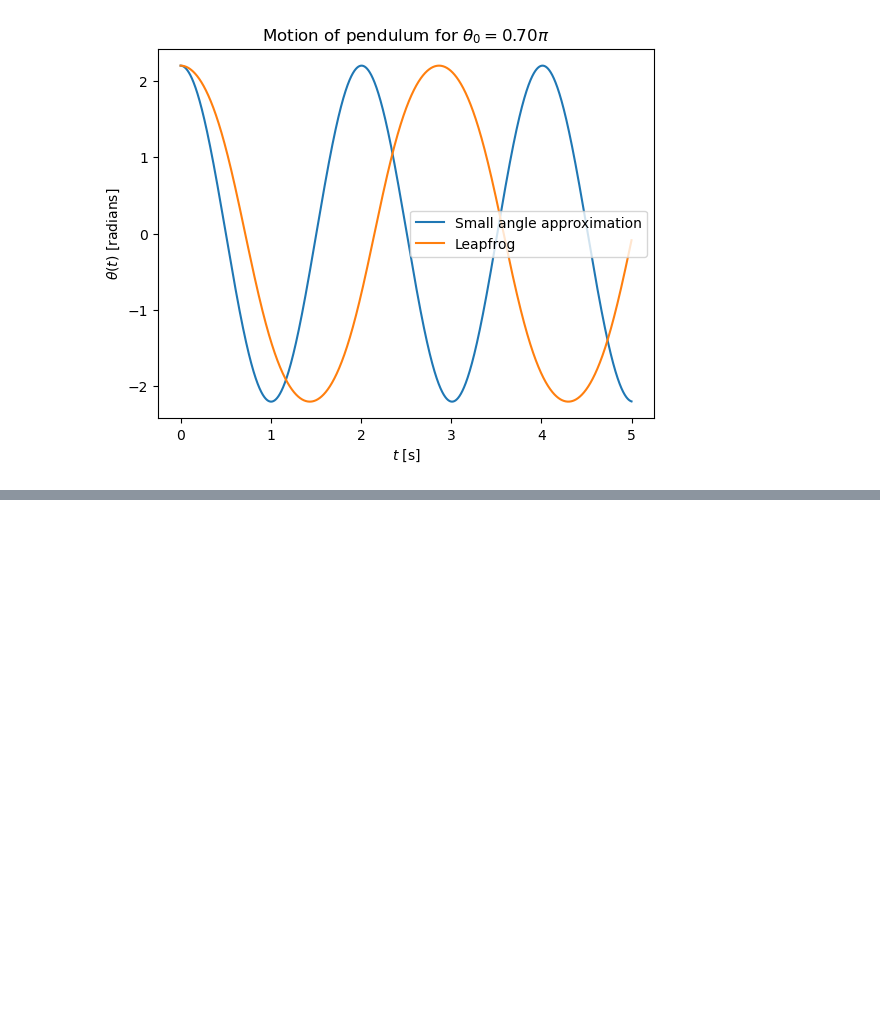
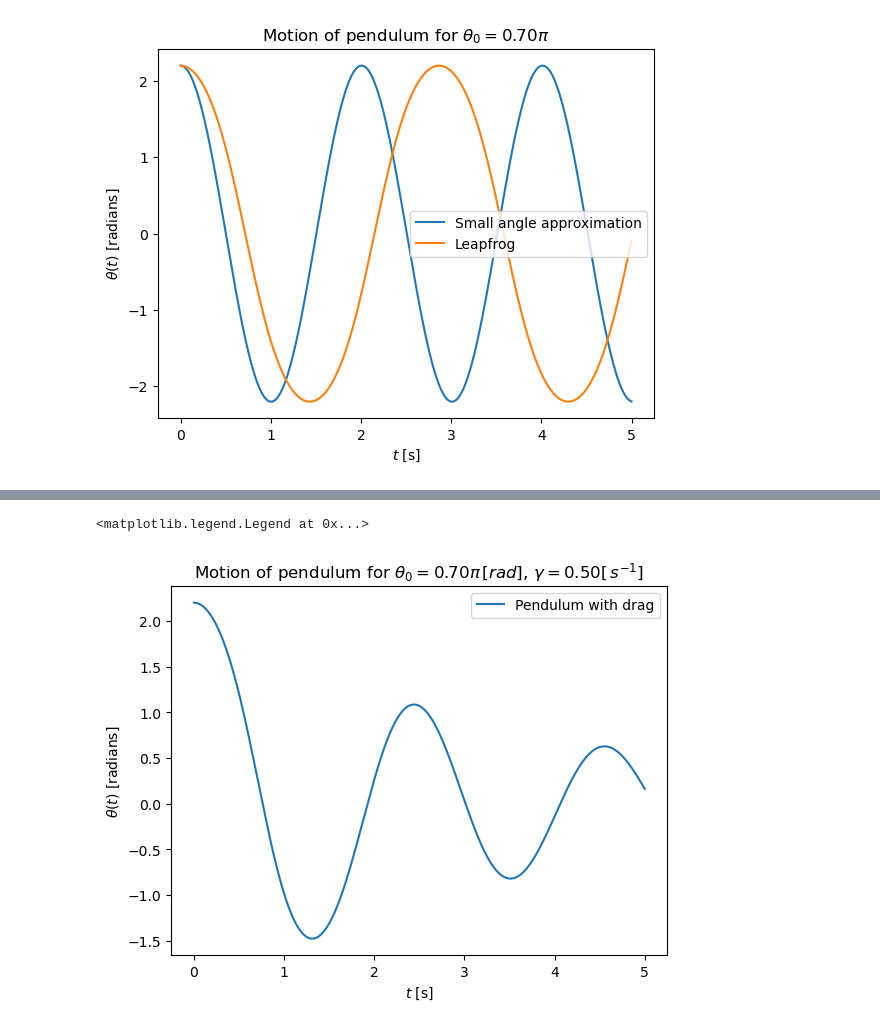
Before and after one commit to hbelzer/8.13-code-snippets, a Jupyter notebook: L0-Pendulum/integrate.ipynb, the cells around one changed output, grey strips where cells are left out. Drawn from its saved outputs; the diff is of its cells as text; code cells hidden in the pictures; blank space fills up the shorter version.

Commit message:
drag + bugged forcing

```diff
--- a/L0-Pendulum/integrate.ipynb
+++ b/L0-Pendulum/integrate.ipynb
@@ -241,0 +258,46 @@ where $m$ is the mass of the pendulum bob
+# %%
+def v_update_pendulum_drag(theta, v, t, dt, omega=np.sqrt(g_cambridge/L), gamma=0):
+    """ RHS of the v update equation for the unforced pendulum with drag force and without the small angle approximation
+
+        Parameters
+        ----------
+        theta : float
+            angular position of pendulum [radians]
+        v : float
+            angular speed of pendulum [radians per second]
+        t : float
+            current value of the time variable [seconds]
+        omega : float
+            frequency of the small angle approximation oscillator [radians per second]
+        gamma : float
+            proportionality constant of the drag force [s^{-1}]
+
+        Returns
+        -------
+        v_updated : float
+            value of v at next timestep [radians per second]
+    """
+
+    fac1 = 1.0 - 0.5*gamma*dt
+    fac2 = 1.0/(1.0 + 0.5*gamma*dt)
+
+    # calculate updated v
+    v_updated = fac1*fac2*v - fac2 *dt * np.power(omega,2) * np.sin(theta)
+
+    return v_updated
+# %%
+large_theta0 = 0.7*np.pi
+gamma=0.5
+
+theta_drag, v_drag = integrate(v_update_pendulum_drag, t_values, theta0=large_theta0, gamma=gamma)
+
+fig = plt.figure()
+
+plt.plot(t_values, theta_drag, label = "Pendulum with drag")
+plt.xlabel(r"$t$ [s]")
+plt.ylabel(r"$\theta (t)$ [radians]")
+plt.title(r"Motion of pendulum for $\theta_0={:.2f}\pi \,[rad]$, $\gamma={:.2f}$".format(large_theta0/np.pi,gamma) + r"[$\,s^{-1}$]")
+plt.legend()
+# %% [output]
+<matplotlib.legend.Legend at 0x...>
+[figure, added]
```
Also changed, not shown: parts of 9 cells of this notebook.
